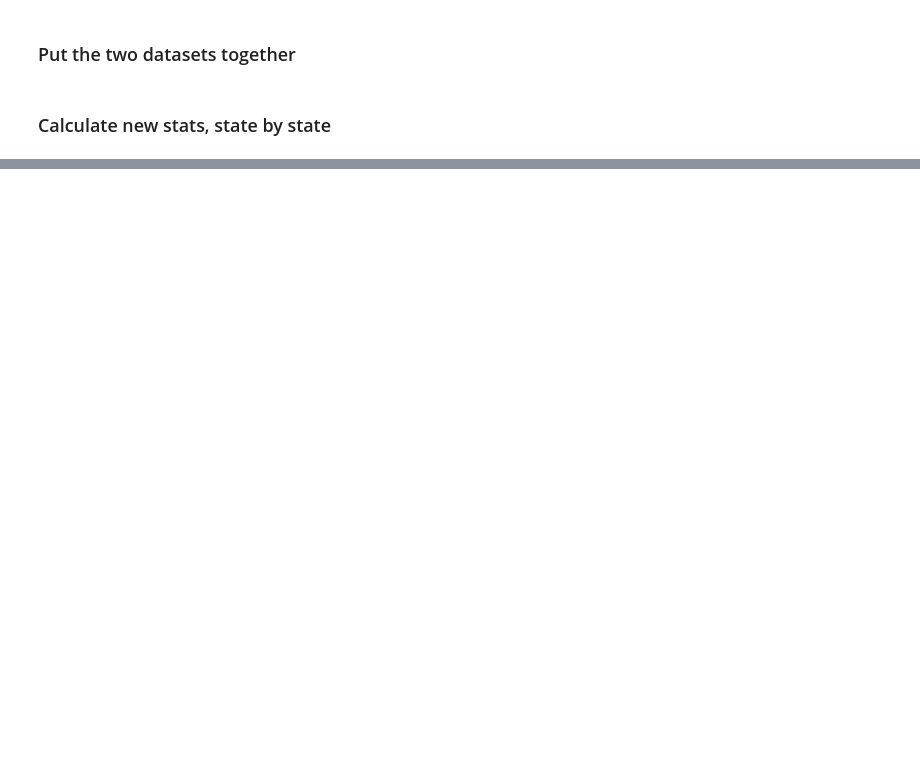
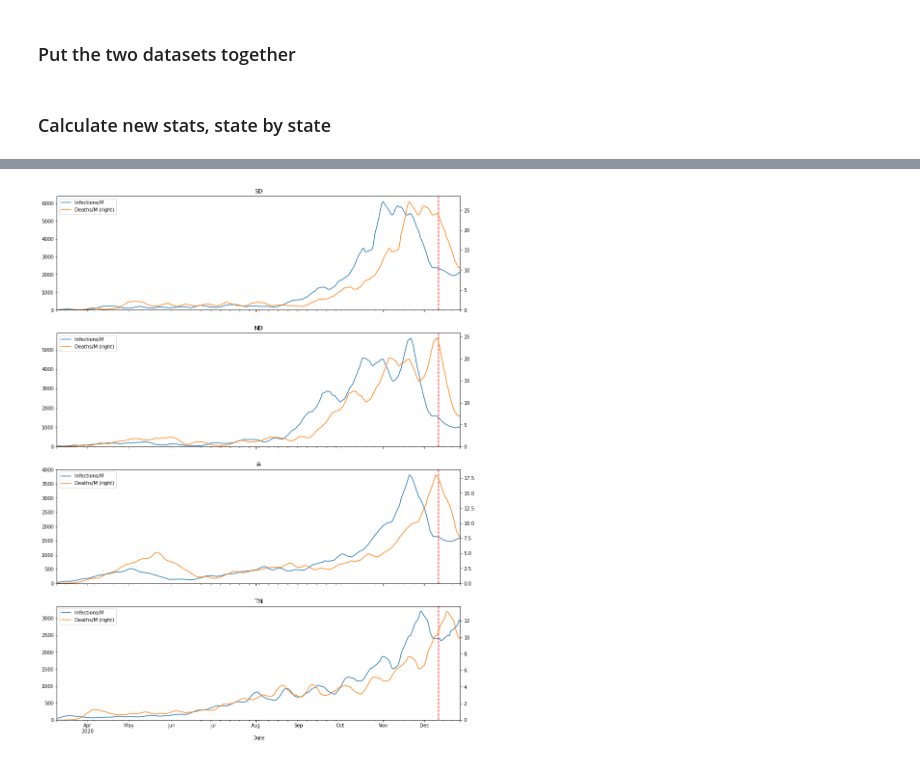
Before and after one commit to PatrickDRusk/covid, a Jupyter notebook: notebooks/calc_state_infections.pdr.ipynb, the cells around one changed output, grey strips where cells are left out. Saved outputs shown, nothing was run; the diff lists cells and outputs as text; code cells hidden in the pictures; blank space fills up the shorter version.

```diff
--- a/notebooks/calc_state_infections.pdr.ipynb
+++ b/notebooks/calc_state_infections.pdr.ipynb
@@ -28,9 +28,14 @@ from common import calc_state_stats, get_infections_df, find_smooth_dates
 # %%
 # Earliest date that there is sufficient data for all states, including MA
 EARLIEST_DATE = pandas.Period('2020-03-10', freq='D')
+
+# Set a latest date when the most recent days have garbage (like on or after holidays)
 LATEST_DATE = pandas.Period('2020-12-24', freq='D')
 LATEST_DATE = None
+
+# Set a number of recent days to not display in the graphs for lack of future days to smooth them
+NON_DISPLAY_DAYS = 2
 # %%
 latest_date, meta, nyt_stats, ct_stats = load_data(EARLIEST_DATE, LATEST_DATE)
-latest_displayed = latest_date - 0
+latest_displayed = latest_date - NON_DISPLAY_DAYS
 print(f"Latest date = {str(latest_date)}; latest displayed = {str(latest_displayed)}")
@@ -70,0 +64,9 @@ print(EST_LINE)
+# %%
+# Median number of days between being exposed and developing illness
+INCUBATION = 4
+
+# Number of days one is infectious (this isn't actually used yet)
+INFECTIOUS = 10
+
+# Median days in between exposure and death
+DEATH_LAG = 19
@@ -157,40 +207,28 @@ fam.sort_values('Deaths', ascending=False).head(15)
 # %%
+# This is where I noodle around to investigate particular states of interest
+
+# This next line lists all 51 (DC included)
 st_names = list(infected_states.index.get_level_values(0).unique())
-st_names = ['ND', 'SD', 'MS', 'ID', 'NM', 'WY']
-st_names = ['AR', 'CO', 'CT', 'DE', 'IA', 'ID', 'IL', 'IN', 'KY', 'MA',
-            'MI', 'MN', 'MO', 'MT', 'NC', 'ND', 'NE', 'NM', 'OK', 'PA', 'RI',
-            'SD', 'TN', 'TX', 'UT', 'WI', 'WV', 'WY',]
-st_names = ['AK', 'WY', 'SD', 'NM', 'ND']
-st_names = ['AK', 'ME', 'OR', 'UT', 'VT', 'WA', 'WY']
-st_names = ['AZ', 'NE', 'MT', 'NM', 'WY', 'ND', 'SD']
-st_names = ['MA', 'RI', 'CT', 'NY', 'NJ', 'DC']
-st_names = ['IA', 'IL', 'MN', 'MT', 'ND', 'NM', 'SD']
-st_names = ['AZ', 'SD', 'ND', 'NM', 'GA', 'MS', 'NV', 'NJ', 'IA', 'ID',
-            'SC', 'MA', 'DC', 'LA', 'FL', 'MT', 'IL', 'TX', 'NY', 'WY']
-st_names = ['DC', 'MA']
-st_names = list(infected_states.index.get_level_values(0).unique())
+
 st_names = ['DC', 'NM', 'MA', 'VA']
 st_names = ['SD', 'ND', 'IA', 'TN']
 st_names = ['NM', 'WY']
 st_names = ['CA', 'TX', 'PA', 'IL', 'NY', 'MI', 'FL', 'TN', 'AZ', 'OH', 'GA', 'NC', ]
 st_names = ['SD', 'ND', 'IA', 'TN']
 num_plots = max(len(st_names), 2)
 fig, axes = plt.subplots(num_plots, figsize=(15, 5*num_plots))
 for i, st in enumerate(st_names):
     data = infected_states.loc[st, :].reset_index()[['Date', 'NIPerM', 'DPerM']].copy()
     # data = data[data.Date >= '2020-09-01']
     data.columns = ['Date', 'Infections/M', 'Deaths/M']
     fam = data.groupby('Date').sum().plot(
         ax=axes[i], title=st, ylim=0, secondary_y='Deaths/M',
     )
     fam.axvline(EST_LINE, color="red", linestyle="--")
 
 axes = fam.get_figure().get_axes()
 for i in range(len(axes)):
     axes[i].set_ylim(0)
-
-# Rising: CA
-# Almost plateau: NY, TN,
-# Plateau: TX, PA, FL, AZ, OH, GA, NC
-# Declining: IL, MI,
+# %% [output]
+[figure, added]
 # %%
```
Also changed, not shown: parts of 27 cells of this notebook, 2 other files.
